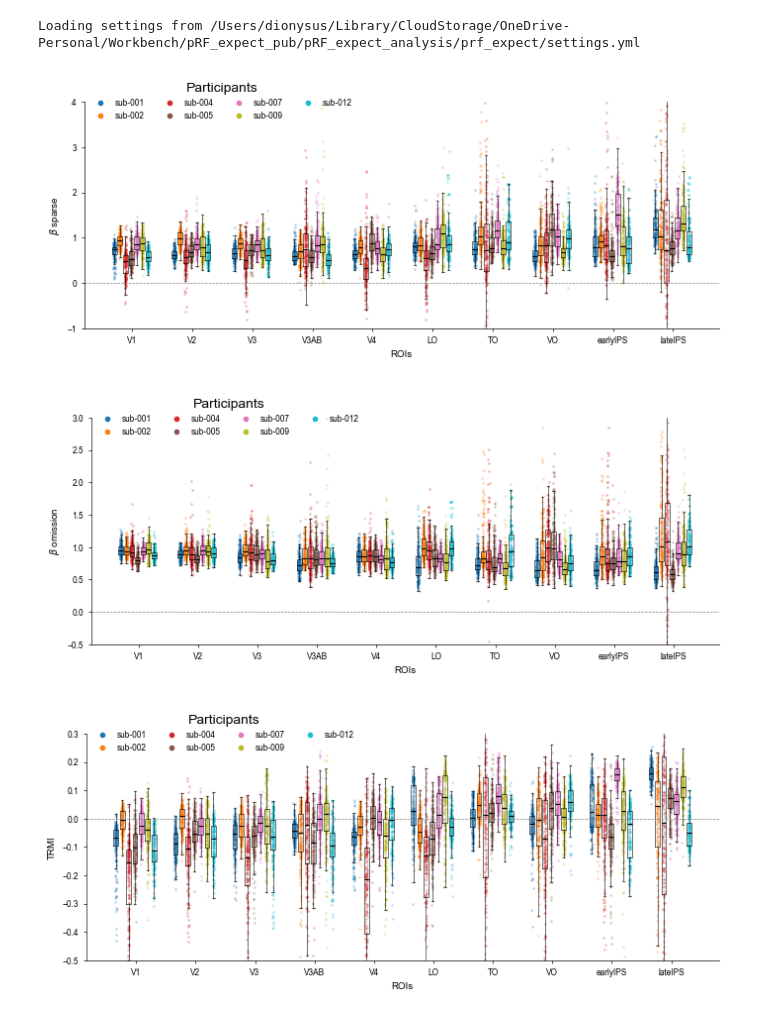
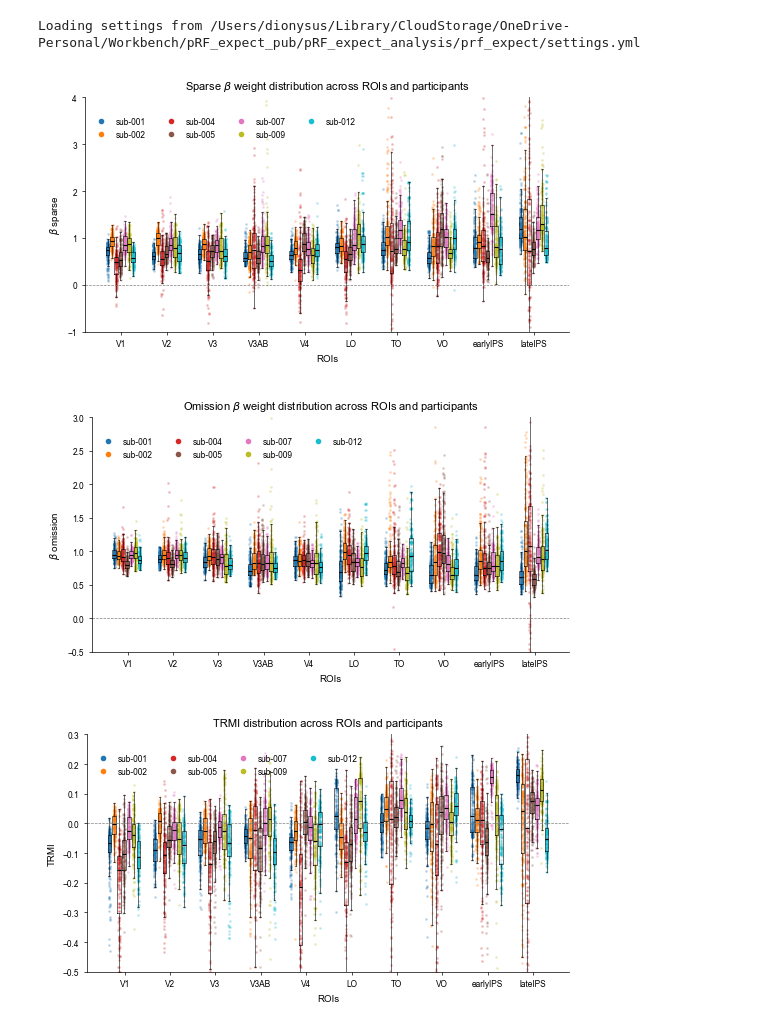
Before and after one commit to c14h19no2/pRF_expect_pub, a Jupyter notebook: pRF_expect_analysis/prf_expect/analysis/out-of-sample/viz_roi_hq-vertex_betas_TRMI_crossvalidation.ipynb, the cells around one changed output. Saved outputs shown, nothing was run; the diff lists cells and outputs as text; code cells hidden in the pictures.

Commit message:
better title

```diff
--- a/pRF_expect_analysis/prf_expect/analysis/out-of-sample/viz_roi_hq-vertex_betas_TRMI_crossvalidation.ipynb
+++ b/pRF_expect_analysis/prf_expect/analysis/out-of-sample/viz_roi_hq-vertex_betas_TRMI_crossvalidation.ipynb
@@ -168,7 +168,7 @@ for sub in subjects:
     rsq_sub[np.isinf(rsq_sub)] = 0
     rsq_all_subs.append(rsq_sub)
 
-fig, ax = plt.subplots(figsize=cm_to_inch(18, 8))
+fig, ax = plt.subplots(figsize=cm_to_inch(14, 8))
 roi_positions = np.arange(n_rois)
 subject_offsets = np.linspace(-0.28, 0.28, n_subs)
 
@@ -221,35 +221,36 @@ for roi_idx, roi_name in enumerate(roi_names):
             showfliers=False,
             medianprops=dict(color='k', linewidth=0.8),
             whiskerprops=dict(color='k', linewidth=0.4),
             capprops=dict(color='k', linewidth=0.4),
             boxprops=dict(color='k', linewidth=0.4)
         )
 
 ax.set_xticks(roi_positions)
 ax.set_xticklabels(roi_names, rotation=0)
 ax.set_ylabel('$\\beta$ sparse')
 ax.set_xlabel('ROIs')
 ax.axhline(0, color='gray', ls='--', lw=0.5)
+ax.set_title('Sparse $\\beta$ weight distribution across ROIs and participants', fontsize=8)
 ax.spines['top'].set_visible(False)
 ax.spines['right'].set_visible(False)
 ax.set_ylim(-1, 4)
 
 # legend for participant colors
 legend_handles = [
     plt.Line2D([0], [0], marker='o', linestyle='None', color=sub_colors[i], label=subjects[i], markersize=3)
     for i in range(n_subs)
  ]
-ax.legend(handles=legend_handles, title='Participants', ncol=4, frameon=False, loc='upper left', bbox_to_anchor=(0, 1.12))
+ax.legend(handles=legend_handles, ncol=4, frameon=False, loc='upper left', bbox_to_anchor=(0, 0.95))
 
 fig.tight_layout()
 plt.show()
 fig.savefig(
     figure_result_dir / f"group_analysis-{surprise_analysis_type}_space-fsaverage_desc-prf_viz_allrois_hq-vertex_beta_sparsity-crossvalidatedrsq.png",
     dpi=600,
     bbox_inches='tight'
 )
 # %% [output]
-[figure, old version]
+[figure, new version]
 # %%
 # plot beta omission distributions for all subjects across all ROIs in one figure
 roi_names = ROIs_list if 'ROIs_list' in globals() else [roi]
@@ -267,7 +268,7 @@ for sub in subjects:
     rsq_sub[np.isinf(rsq_sub)] = 0
     rsq_all_subs.append(rsq_sub)
 
-fig, ax = plt.subplots(figsize=cm_to_inch(18, 8))
+fig, ax = plt.subplots(figsize=cm_to_inch(14, 8))
 roi_positions = np.arange(n_rois)
 subject_offsets = np.linspace(-0.28, 0.28, n_subs)
 
@@ -329,6 +330,7 @@ ax.set_xticklabels(roi_names, rotation=0)
 ax.set_ylabel('$\\beta$ omission')
 ax.set_xlabel('ROIs')
 ax.axhline(0, color='gray', ls='--', lw=0.5)
+ax.set_title('Omission $\\beta$ weight distribution across ROIs and participants', fontsize=8)
 ax.spines['top'].set_visible(False)
 ax.spines['right'].set_visible(False)
 ax.set_ylim(-0.5, 3)
@@ -338,7 +340,7 @@ legend_handles = [
     plt.Line2D([0], [0], marker='o', linestyle='None', color=sub_colors[i], label=subjects[i], markersize=3)
     for i in range(n_subs)
  ]
-ax.legend(handles=legend_handles, title='Participants', ncol=4, frameon=False, loc='upper left', bbox_to_anchor=(0, 1.12))
+ax.legend(handles=legend_handles, ncol=4, frameon=False, loc='upper left', bbox_to_anchor=(0, 0.95))
 
 fig.tight_layout()
 plt.show()
@@ -348,7 +350,7 @@ fig.savefig(
     bbox_inches='tight'
 )
 # %% [output]
-[figure, old version]
+[figure, new version]
 # %%
 # plot beta sparsity distributions for all subjects across all ROIs in one figure
 roi_names = ROIs_list if 'ROIs_list' in globals() else [roi]
@@ -366,7 +368,7 @@ for sub in subjects:
     rsq_sub[np.isinf(rsq_sub)] = 0
     rsq_all_subs.append(rsq_sub)
 
-fig, ax = plt.subplots(figsize=cm_to_inch(18, 8))
+fig, ax = plt.subplots(figsize=cm_to_inch(14, 8))
 roi_positions = np.arange(n_rois)
 subject_offsets = np.linspace(-0.32, 0.32, n_subs)
 
@@ -428,6 +430,7 @@ ax.set_xticklabels(roi_names, rotation=0)
 ax.set_ylabel('TRMI')
 ax.set_xlabel('ROIs')
 ax.axhline(0, color='gray', ls='--', lw=0.5)
+ax.set_title('TRMI distribution across ROIs and participants', fontsize=8)
 ax.spines['top'].set_visible(False)
 ax.spines['right'].set_visible(False)
 ax.set_ylim(-0.5, 0.3)
@@ -437,7 +440,7 @@ legend_handles = [
     plt.Line2D([0], [0], marker='o', linestyle='None', color=sub_colors[i], label=subjects[i], markersize=3)
     for i in range(n_subs)
  ]
-ax.legend(handles=legend_handles, title='Participants', ncol=4, frameon=False, loc='upper left', bbox_to_anchor=(0, 1.12))
+ax.legend(handles=legend_handles, ncol=4, frameon=False, loc='upper left', bbox_to_anchor=(0, 0.95))
 
 fig.tight_layout()
 plt.show()
@@ -447,4 +450,4 @@ fig.savefig(
     bbox_inches='tight'
 )
 # %% [output]
-[figure, old version]
+[figure, new version]
```
Also changed, not shown: 3 other files.
